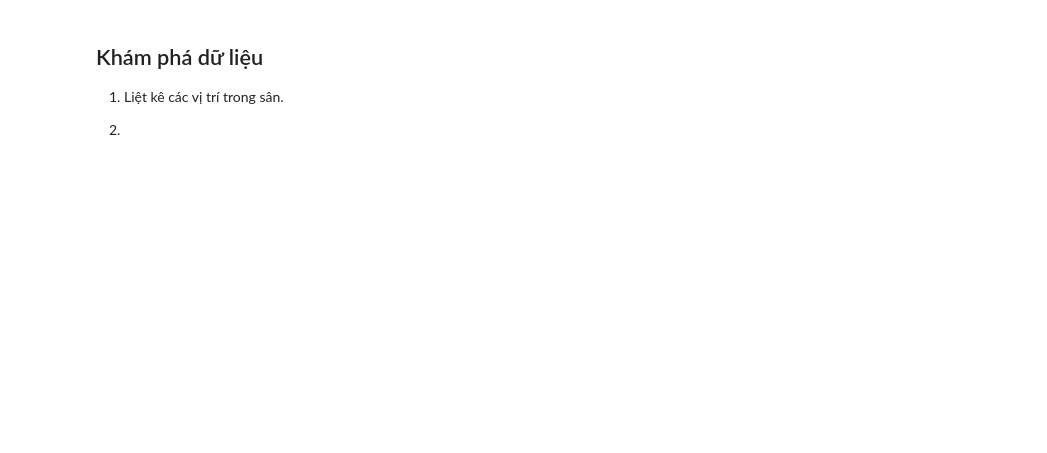
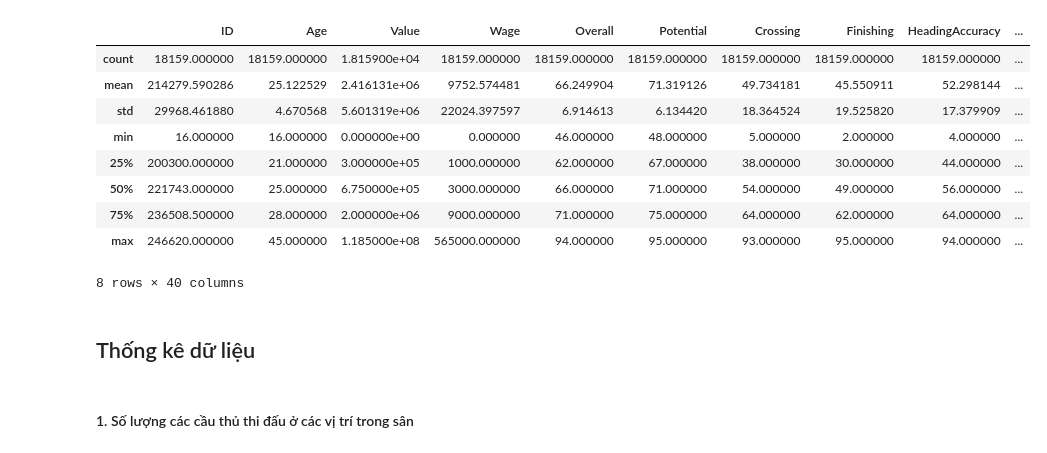
Before and after one commit to heraclex12/Data-Science-Final-Project, a Jupyter notebook: 1712442-TranTrungHieu.ipynb, the cells around one changed output. Saved outputs shown, nothing was run; the diff lists cells and outputs as text; code cells hidden in the pictures; blank space fills up the shorter version.

```diff
--- a/1712442-TranTrungHieu.ipynb
+++ b/1712442-TranTrungHieu.ipynb
@@ -126,0 +128,12 @@ Length: 89, dtype: int64
+# %%
+football_df = football_df[[
+    'ID', 'Name', 'Age', 'Nationality', 'Club', 'Value', 'Wage', 'Overall', 'Potential',
+    'Preferred Foot', 'Position', 'Height', 'Weight',
+    'Crossing', 'Finishing', 'HeadingAccuracy', 'ShortPassing', 'Volleys',
+    'Dribbling', 'Curve', 'FKAccuracy', 'LongPassing', 'BallControl',
+    'Acceleration', 'SprintSpeed', 'Agility', 'Reactions', 'Balance',
+    'ShotPower', 'Jumping', 'Stamina', 'Strength', 'LongShots',
+    'Aggression', 'Interceptions', 'Positioning', 'Vision', 'Penalties', 'Composure',
+    'Marking', 'StandingTackle', 'SlidingTackle',
+    'GKKicking', 'GKPositioning', 'GKReflexes', 'GKDiving', 'GKHandling'
+]]
@@ -126,0 +157,2 @@ Length: 89, dtype: int64
+# %%
+football_df['Club'].fillna('No Club', inplace=True)
@@ -126,0 +180,2 @@ Length: 89, dtype: int64
+# %%
+football_df.dropna(thresh=11, inplace=True)
@@ -126,0 +227,12 @@ Length: 89, dtype: int64
+# %%
+def convert_value(value):
+    value = value[1:]
+    if value.endswith('K'):
+        return float(value[:-1]) * 1000
+    elif value.endswith('M'):
+        return float(value[:-1]) * 1000000
+    else:
+        return float(value)
+
+football_df['Value'] = football_df.Value.apply(convert_value)
+football_df['Wage'] = football_df.Wage.apply(convert_value)
@@ -127,6 +249,18 @@ Length: 89, dtype: int64
+# %%
+# Mô tả các giữ liệu số
+football_df.describe()
+# %% [output]
+|  | ID | Age | Value | Wage | Overall | Potential | Crossing | Finishing | HeadingAccuracy | ... |
+| count | 18159.000000 | 18159.000000 | 1.815900e+04 | 18159.000000 | 18159.000000 | 18159.000000 | 18159.000000 | 18159.000000 | 18159.000000 | ... |
+| mean | 214279.590286 | 25.122529 | 2.416131e+06 | 9752.574481 | 66.249904 | 71.319126 | 49.734181 | 45.550911 | 52.298144 | ... |
+| std | 29968.461880 | 4.670568 | 5.601319e+06 | 22024.397597 | 6.914613 | 6.134420 | 18.364524 | 19.525820 | 17.379909 | ... |
+| min | 16.000000 | 16.000000 | 0.000000e+00 | 0.000000 | 46.000000 | 48.000000 | 5.000000 | 2.000000 | 4.000000 | ... |
+| 25% | 200300.000000 | 21.000000 | 3.000000e+05 | 1000.000000 | 62.000000 | 67.000000 | 38.000000 | 30.000000 | 44.000000 | ... |
+| 50% | 221743.000000 | 25.000000 | 6.750000e+05 | 3000.000000 | 66.000000 | 71.000000 | 54.000000 | 49.000000 | 56.000000 | ... |
+| 75% | 236508.500000 | 28.000000 | 2.000000e+06 | 9000.000000 | 71.000000 | 75.000000 | 64.000000 | 62.000000 | 64.000000 | ... |
+| max | 246620.000000 | 45.000000 | 1.185000e+08 | 565000.000000 | 94.000000 | 95.000000 | 93.000000 | 95.000000 | 94.000000 | ... |
+8 rows × 40 columns
+# %% [markdown]
+## Thống kê dữ liệu
 # %% [markdown]
-## Khám phá dữ liệu
-
-1. Liệt kê các vị trí trong sân.
-
-2.
+#### 1. Số lượng các cầu thủ thi đấu ở các vị trí trong sân
```
Also changed, not shown: parts of 35 cells of this notebook.
